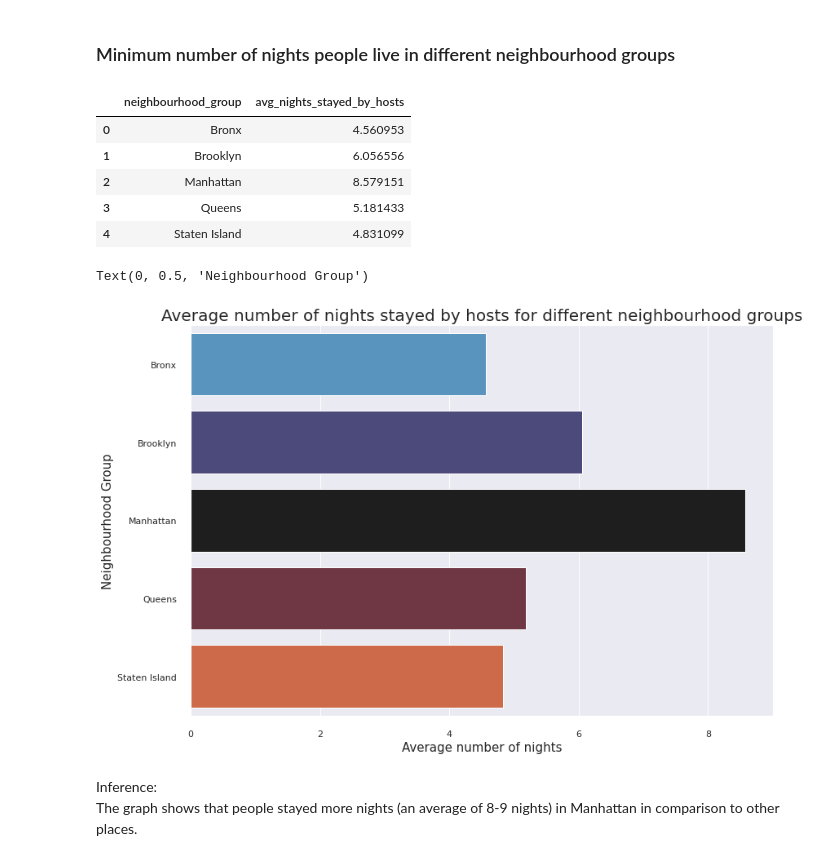
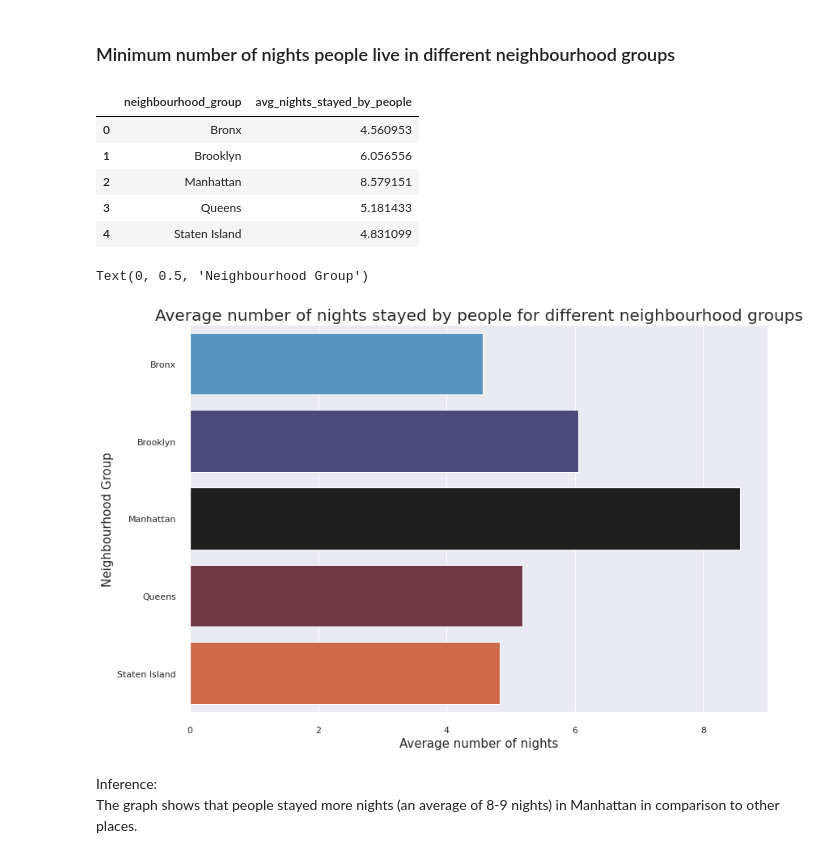
Before and after one commit to codeboy47/airbnb-booking-analysis, a Jupyter notebook: Akshit_Singh_Notebook.ipynb, the cells around one changed output. Cells and saved outputs as stored; diff of their text form; code cells hidden in the pictures.

```diff
--- a/Akshit_Singh_Notebook.ipynb
+++ b/Akshit_Singh_Notebook.ipynb
@@ -198,10 +198,10 @@ Inference:
 ### Minimum number of nights people live in different neighbourhood groups
 # %%
 # grouping neighbourhood_group according to the average minimum nights
-preferred_neighbourhood_group = airbnb_df.groupby(['neighbourhood_group'], as_index = False).agg({'minimum_nights': 'mean'}).rename(columns = {'minimum_nights' : 'avg_nights_stayed_by_hosts'})
+preferred_neighbourhood_group = airbnb_df.groupby(['neighbourhood_group'], as_index = False).agg({'minimum_nights': 'mean'}).rename(columns = {'minimum_nights' : 'avg_nights_stayed_by_people'})
 preferred_neighbourhood_group
 # %% [output]
-|  | neighbourhood_group | avg_nights_stayed_by_hosts |
+|  | neighbourhood_group | avg_nights_stayed_by_people |
 | 0 | Bronx | 4.560953 |
 | 1 | Brooklyn | 6.056556 |
 | 2 | Manhattan | 8.579151 |
@@ -210,18 +210,18 @@ preferred_neighbourhood_group
 # %%
 # setting seaborn plotting aesthetics for creating a row chart
 sns.barplot(
     y = 'neighbourhood_group',
-    x = 'avg_nights_stayed_by_hosts',
+    x = 'avg_nights_stayed_by_people',
     data = preferred_neighbourhood_group,
     palette = ('icefire'),
     orient = 'horizontal'
 )
-plt.title('Average number of nights stayed by hosts for different neighbourhood groups', fontsize = 20)
+plt.title('Average number of nights stayed by people for different neighbourhood groups', fontsize = 20)
 plt.xlabel('Average number of nights', fontsize = 15)
 plt.ylabel('Neighbourhood Group', fontsize = 15)
 # %% [output]
 Text(0, 0.5, 'Neighbourhood Group')
-[figure, old version]
+[figure, new version]
 # %% [markdown]
 Inference: <br>
 The graph shows that people stayed more nights (an average of 8-9 nights) in Manhattan in comparison to other places.
```
Also changed, not shown: parts of 11 cells of this notebook.
